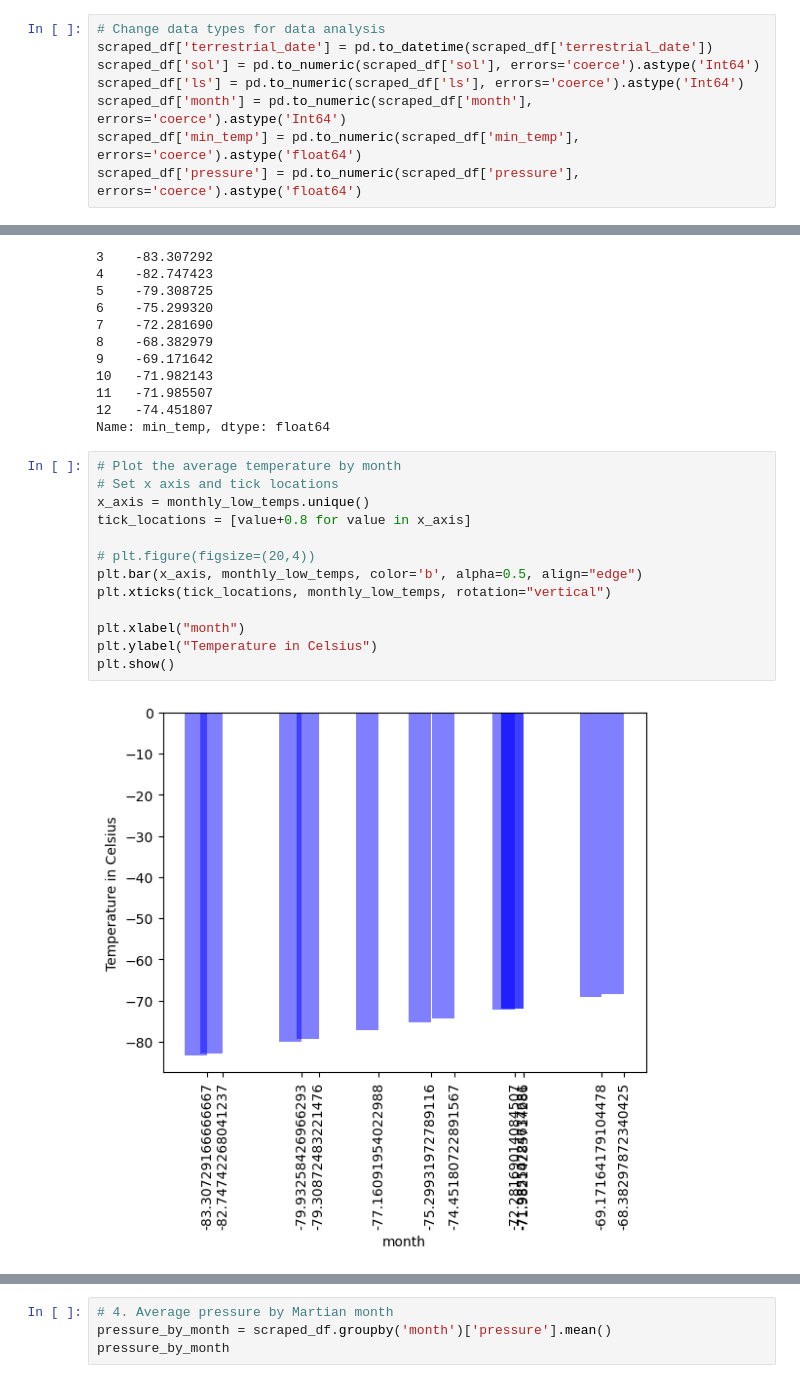
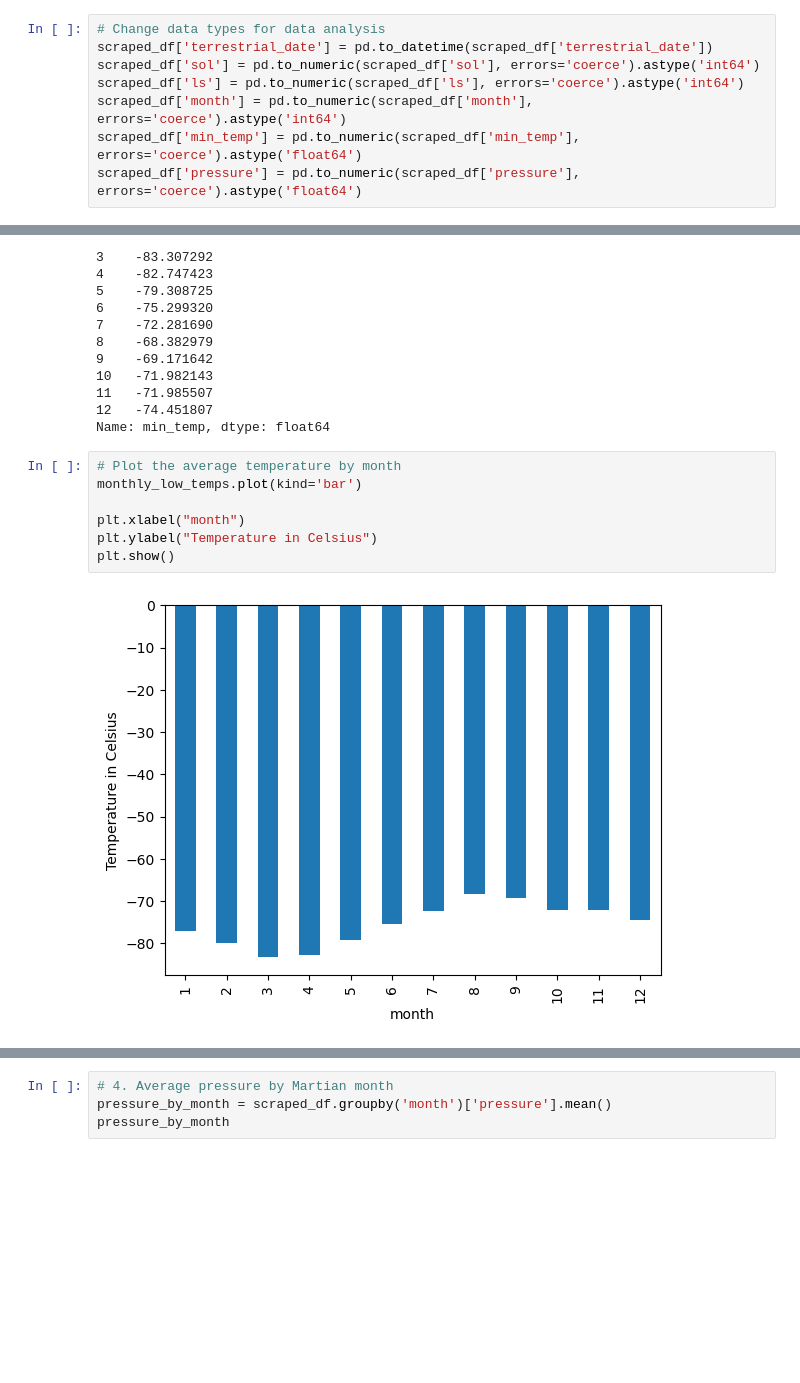
Before and after one commit to amc1119/webscraping-challenge, a Jupyter notebook: part_2_mars_weather.ipynb, the cells around one changed output, grey strips where cells are left out. Drawn from its saved outputs; the diff is of its cells as text; blank space fills up the shorter version.

```diff
--- a/part_2_mars_weather.ipynb
+++ b/part_2_mars_weather.ipynb
@@ -116,9 +116,9 @@ dtype: object
 # %%
 # Change data types for data analysis
 scraped_df['terrestrial_date'] = pd.to_datetime(scraped_df['terrestrial_date'])
-scraped_df['sol'] = pd.to_numeric(scraped_df['sol'], errors='coerce').astype('Int64')
-scraped_df['ls'] = pd.to_numeric(scraped_df['ls'], errors='coerce').astype('Int64')
-scraped_df['month'] = pd.to_numeric(scraped_df['month'], errors='coerce').astype('Int64')
+scraped_df['sol'] = pd.to_numeric(scraped_df['sol'], errors='coerce').astype('int64')
+scraped_df['ls'] = pd.to_numeric(scraped_df['ls'], errors='coerce').astype('int64')
+scraped_df['month'] = pd.to_numeric(scraped_df['month'], errors='coerce').astype('int64')
 scraped_df['min_temp'] = pd.to_numeric(scraped_df['min_temp'], errors='coerce').astype('float64')
 scraped_df['pressure'] = pd.to_numeric(scraped_df['pressure'], errors='coerce').astype('float64')
 # %%
@@ -196,18 +196,12 @@ month
 Name: min_temp, dtype: float64
 # %%
 # Plot the average temperature by month
-# Set x axis and tick locations
-x_axis = monthly_low_temps.unique()
-tick_locations = [value+0.8 for value in x_axis]
-
-# plt.figure(figsize=(20,4))
-plt.bar(x_axis, monthly_low_temps, color='b', alpha=0.5, align="edge")
-plt.xticks(tick_locations, monthly_low_temps, rotation="vertical")
+monthly_low_temps.plot(kind='bar')
 
 plt.xlabel("month")
 plt.ylabel("Temperature in Celsius")
 plt.show()
 # %% [output]
-[figure, old version]
+[figure, new version]
 # %%
 # Identify the coldest and hottest months in Curiosity's location
```
Also changed, not shown: parts of 6 cells of this notebook, 1 other file.
